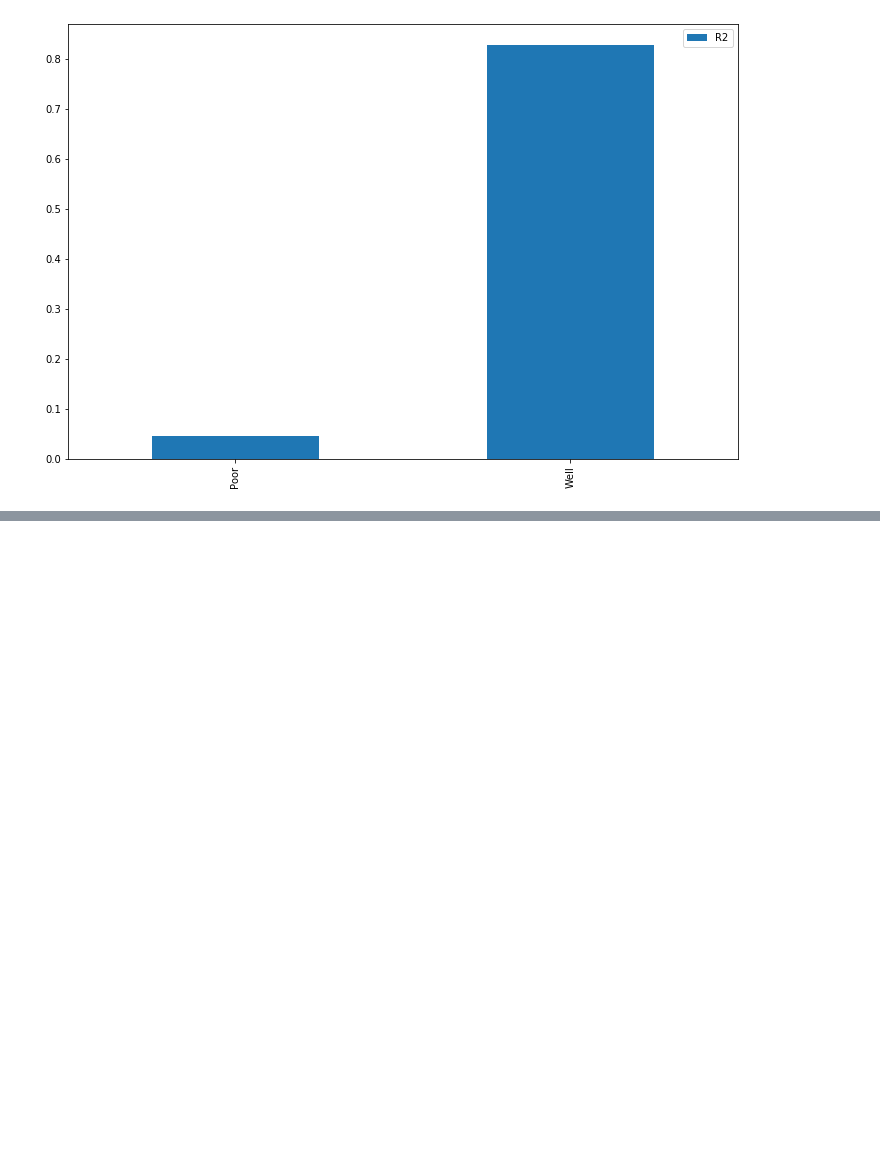
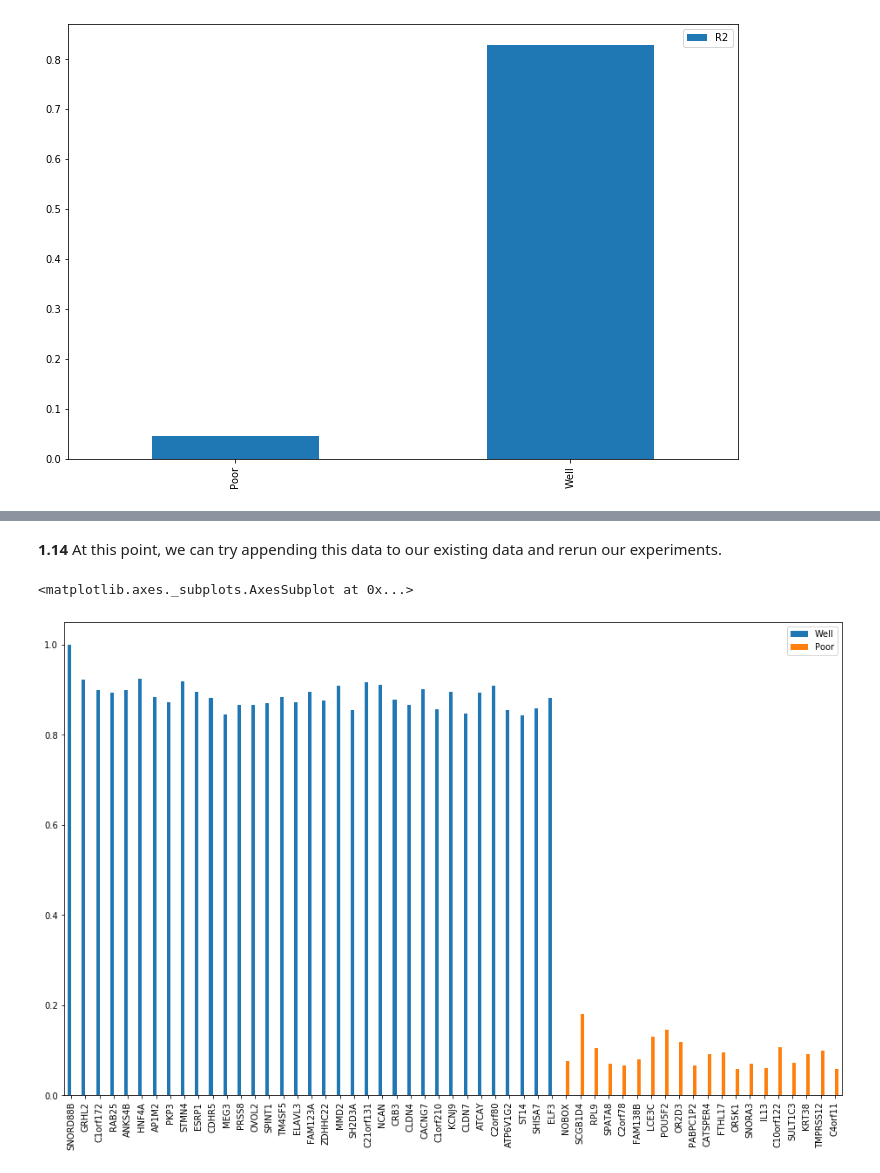
Before and after one commit to jrg94/CSE5522, a Jupyter notebook: lab1.ipynb, the cells around one changed output, grey strips where cells are left out. Cells and saved outputs as stored; diff of their text form; code cells hidden in the pictures; blank space fills up the shorter version.

```diff
--- a/lab1.ipynb
+++ b/lab1.ipynb
@@ -155,12 +155,12 @@ RMSE: 0.0; R2: 1.0
 # %% [markdown]
 **1.9** Turns out SNORD88B is extremely stable. In other words, it's fairly easy to predict regardless of which features we choose. Let's try creating an experiment for all target values.
 # %%
-def experiment(column_name, data_frame):
+def experiment(features, targets):
   rmse_list = []
   r2_list = []
   for _ in range(10):
-    y = data_frame[column].values
-    x_train, x_test, y_train, y_test = train_test_split(x, y, test_size=0.2)
+    y = targets.values
+    x_train, x_test, y_train, y_test = train_test_split(features, y, test_size=0.2)
     r = LinearRegression()
     r.fit(x_train, y_train)
     y_prediction = r.predict(x_test)
@@ -174,5 +174,12 @@ def experiment(column_name, data_frame):
       "r2_avg": np.average(r2_list),
       "r2_std": np.std(r2_list)
   }
+# %%
+def compute_experiment_error(features, targets):
+  error_columns = {}
+  for column in targets:
+    error = experiment(features, targets[column])
+    error_columns[column] = error
+  return error_columns
 # %% [markdown]
 **1.10** Great! Now, we can quickly iterate over every column and report the average mean and rmse.
@@ -277,0 +229,16 @@ pd.get_dummies(tissue_types_dataframe)  # Generates dummies for us
+# %% [markdown]
+**1.14** At this point, we can try appending this data to our existing data and rerun our experiments.
+# %%
+x = pd.concat([micro_rna_dataframe, dummies], axis=1)
+
+well_error = compute_experiment_error(x, mrna_well_dataframe)
+poor_error = compute_experiment_error(x, mrna_poor_dataframe)
+
+well_r2_dataframe = pd.DataFrame.from_dict(well_error).T["r2_avg"]
+poor_r2_dataframe = pd.DataFrame.from_dict(poor_error).T["r2_avg"]
+r2_dataframe = pd.DataFrame([well_r2_dataframe, poor_r2_dataframe]).T
+r2_dataframe.columns = ["Well", "Poor"]
+r2_dataframe.plot(kind='bar',figsize=(16,10))
+# %% [output]
+<matplotlib.axes._subplots.AxesSubplot at 0x...>
+[figure, added]
```
Also changed, not shown: parts of 10 cells of this notebook.
